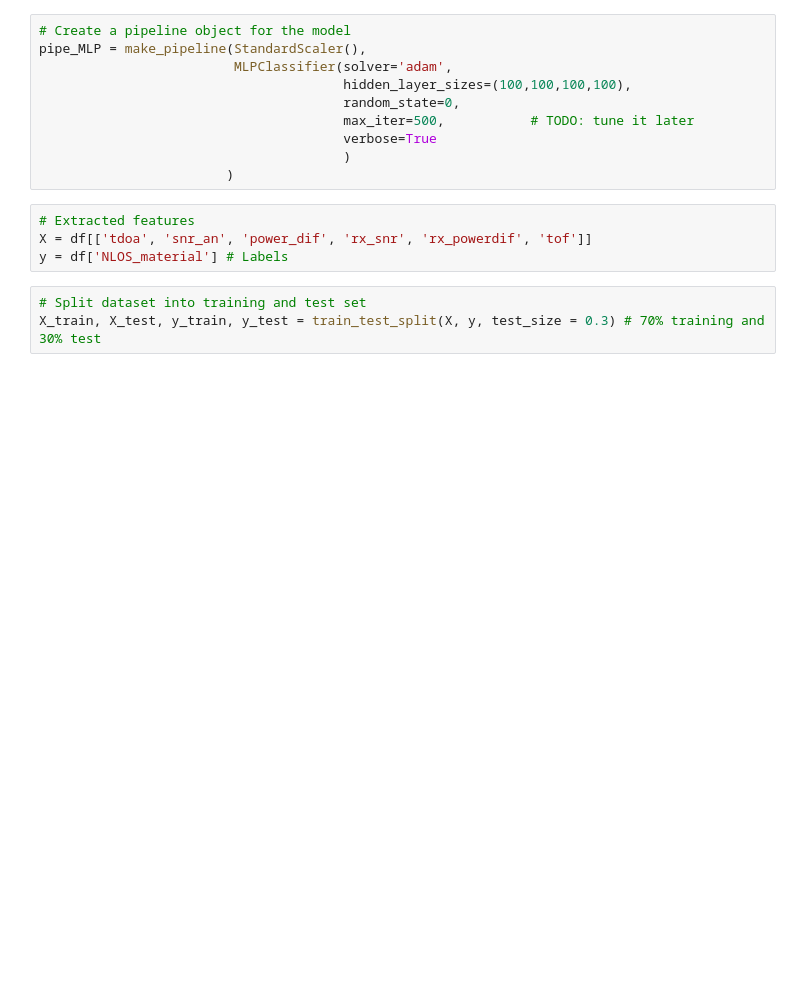
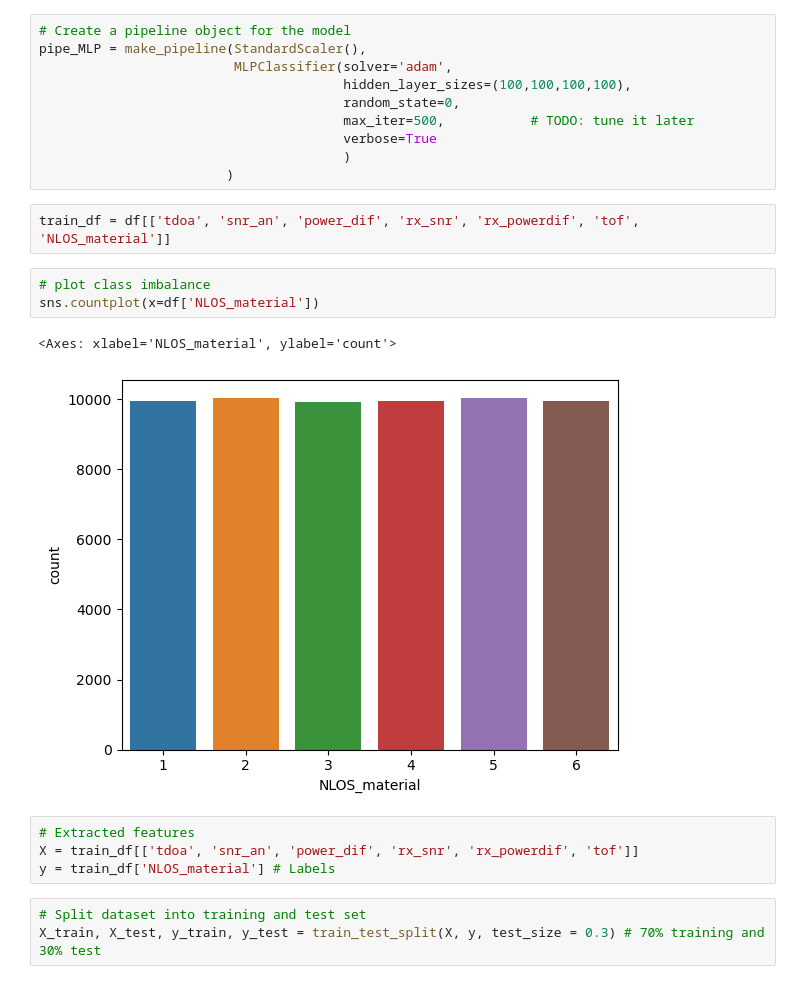
Before and after one commit to B3NToo/Identification-of-NLOS-causing-Material-in-UWB-Localization-Using-Machine-Learning-Methods, a Jupyter notebook: baseline_classification/material_classification.ipynb, the cells around one changed output. Saved outputs shown, nothing was run; the diff lists cells and outputs as text; blank space fills up the shorter version.

```diff
--- a/baseline_classification/material_classification.ipynb
+++ b/baseline_classification/material_classification.ipynb
@@ -63,10 +65,18 @@ pipe_MLP = make_pipeline(StandardScaler(),
                                        verbose=True
                                        )
                         )
+# %%
+train_df = df[['tdoa', 'snr_an', 'power_dif', 'rx_snr', 'rx_powerdif', 'tof', 'NLOS_material']]
+# %%
+# plot class imbalance
+sns.countplot(x=df['NLOS_material'])
+# %% [output]
+<Axes: xlabel='NLOS_material', ylabel='count'>
+[figure, added]
 # %%
 # Extracted features
-X = df[['tdoa', 'snr_an', 'power_dif', 'rx_snr', 'rx_powerdif', 'tof']]
-y = df['NLOS_material'] # Labels
+X = train_df[['tdoa', 'snr_an', 'power_dif', 'rx_snr', 'rx_powerdif', 'tof']]
+y = train_df['NLOS_material'] # Labels
 # %%
 # Split dataset into training and test set
 X_train, X_test, y_train, y_test = train_test_split(X, y, test_size = 0.3) # 70% training and 30% test
```
Also changed, not shown: parts of 9 cells of this notebook, 8 other files.
